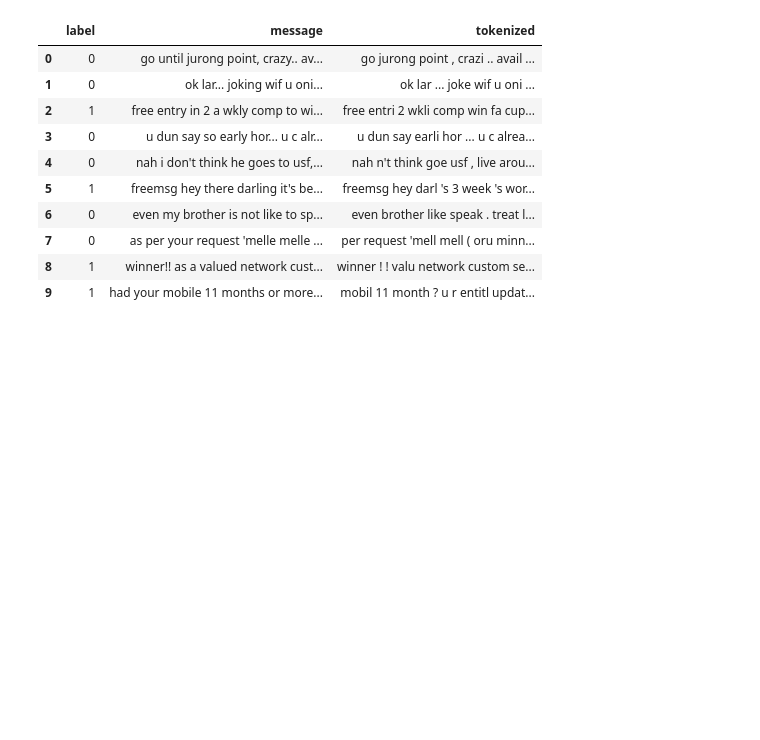
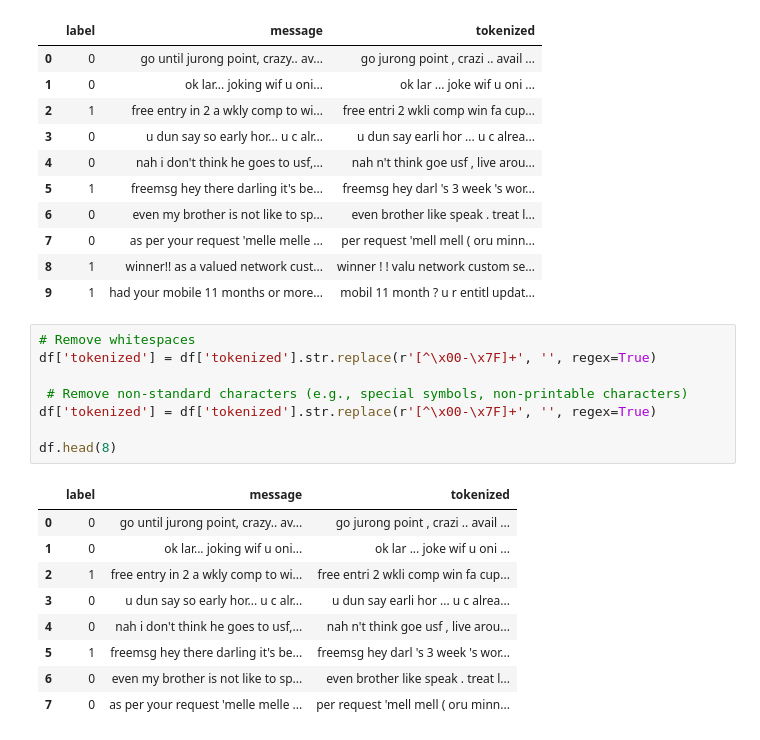
Before and after one commit to ayyesu/sms-spam-detection, a Jupyter notebook: main.ipynb, the cells around one changed output. Saved outputs shown, nothing was run; the diff lists cells and outputs as text; blank space fills up the shorter version.

Commit message:
removed whitespaces & unstandard characters

```diff
--- a/main.ipynb
+++ b/main.ipynb
@@ -266,3 +266,21 @@ df.head(10)
 | 7 | 0 | as per your request 'melle melle ... | per request 'mell mell ( oru minn... |
 | 8 | 1 | winner!! as a valued network cust... | winner ! ! valu network custom se... |
 | 9 | 1 | had your mobile 11 months or more... | mobil 11 month ? u r entitl updat... |
+# %%
+# Remove whitespaces
+df['tokenized'] = df['tokenized'].str.replace(r'[^\x00-\x7F]+', '', regex=True)
+
+ # Remove non-standard characters (e.g., special symbols, non-printable characters)
+df['tokenized'] = df['tokenized'].str.replace(r'[^\x00-\x7F]+', '', regex=True)
+
+df.head(8)
+# %% [output]
+|  | label | message | tokenized |
+| 0 | 0 | go until jurong point, crazy.. av... | go jurong point , crazi .. avail ... |
+| 1 | 0 | ok lar... joking wif u oni... | ok lar ... joke wif u oni ... |
+| 2 | 1 | free entry in 2 a wkly comp to wi... | free entri 2 wkli comp win fa cup... |
+| 3 | 0 | u dun say so early hor... u c alr... | u dun say earli hor ... u c alrea... |
+| 4 | 0 | nah i don't think he goes to usf,... | nah n't think goe usf , live arou... |
+| 5 | 1 | freemsg hey there darling it's be... | freemsg hey darl 's 3 week 's wor... |
+| 6 | 0 | even my brother is not like to sp... | even brother like speak . treat l... |
+| 7 | 0 | as per your request 'melle melle ... | per request 'mell mell ( oru minn... |
```
